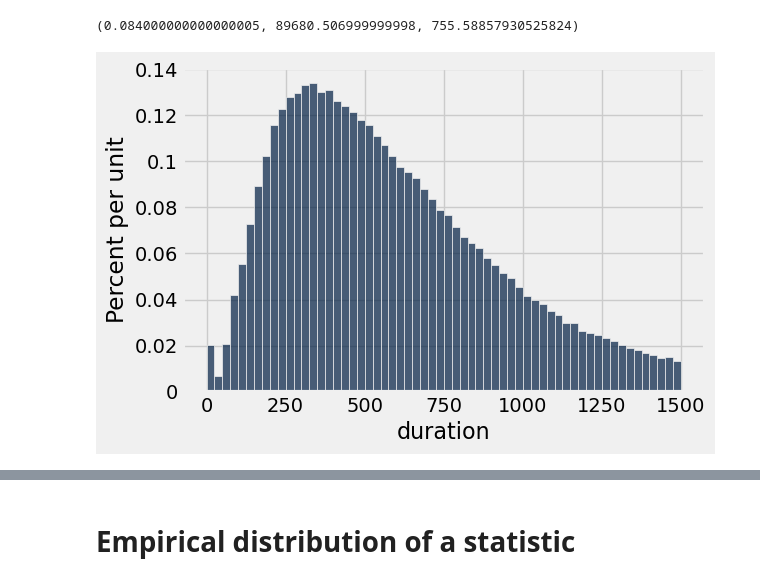
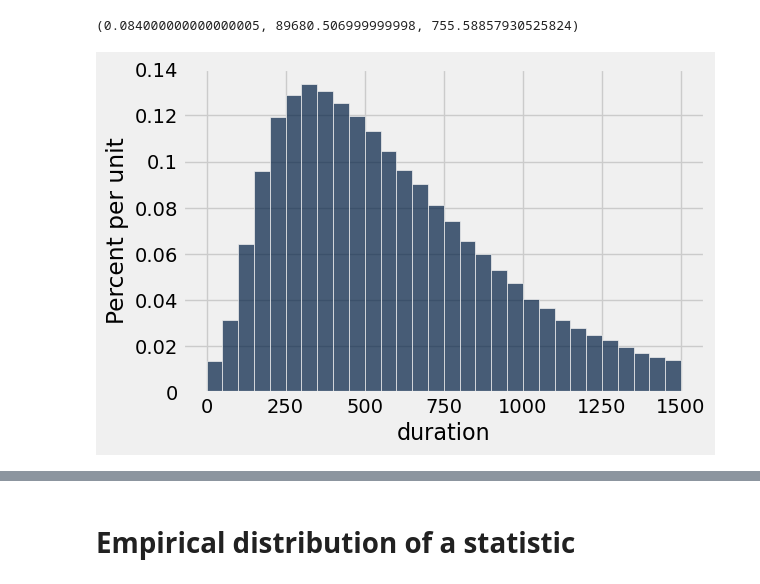
Before and after one commit to lawtonsclass/f24-code-from-class, a Jupyter notebook: data8-practice/ch10.ipynb, the cells around one changed output, grey strips where cells are left out. Saved outputs shown, nothing was run; the diff lists cells and outputs as text; code cells hidden in the pictures.

```diff
--- a/data8-practice/ch10.ipynb
+++ b/data8-practice/ch10.ipynb
@@ -138,9 +153,9 @@ trips.column('duration').min(), trips.column('duration').max(), trips.column('du
 # %% [output]
 (0.084000000000000005, 89680.506999999998, 755.58857930525824)
 # %%
-trips.hist('duration', bins=np.arange(0, 1501, 25))
+trips.hist('duration', bins=np.arange(0, 1501, 50))
 # %% [output]
-[figure, old version]
+[figure, new version]
 # %%
 def empirical_hist_duration(n):
     ''' Create an empirical sample and draw a histogram for it '''
```
Also changed, not shown: parts of 15 cells of this notebook.
